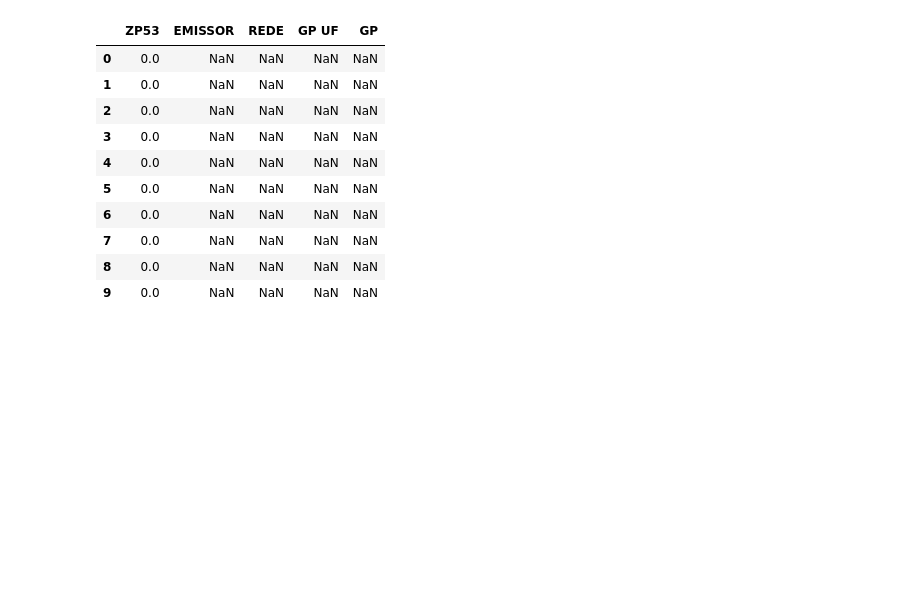
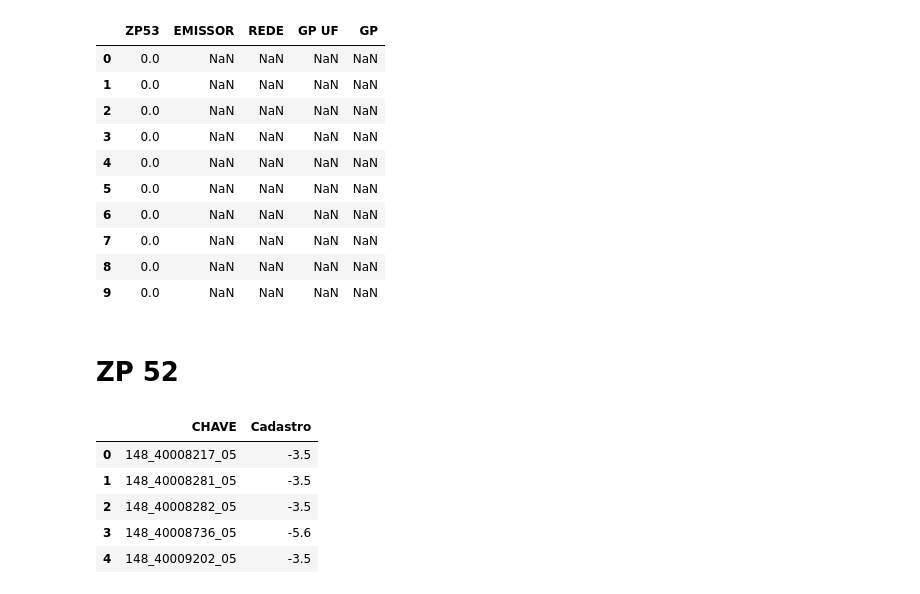
Before and after one commit to mxmluccamars/srm_valoracao, a Jupyter notebook: scripts/main.ipynb, the cells around one changed output. Saved outputs shown, nothing was run; the diff lists cells and outputs as text; code cells hidden in the pictures; blank space fills up the shorter version.

```diff
--- a/scripts/main.ipynb
+++ b/scripts/main.ipynb
@@ -803,3 +698,30 @@ df_ciclo_n13[['ZP53', 'EMISSOR', 'REDE', 'GP UF', 'GP']].head(10)
 | 7 | 0.0 | NaN | NaN | NaN | NaN |
 | 8 | 0.0 | NaN | NaN | NaN | NaN |
 | 9 | 0.0 | NaN | NaN | NaN | NaN |
+# %% [markdown]
+# ZP 52
+# %%
+# ZP 52
+tipos_colunas = {'CHAVE' : str, 'Cadastro': float}
+
+colunas = ['CHAVE', 'Cadastro']
+
+df_zp52 = pd.read_excel('../data/Arquivos/ZP52.xlsx',
+                        header=1,
+                        usecols=colunas,
+                        dtype=tipos_colunas,
+                        engine='calamine')
+
+df_zp52['Cadastro'] = df_zp52['Cadastro'].round(2)
+
+df_zp52['CHAVE'] = df_zp52['CHAVE'].astype(str).str.strip()
+
+
+df_zp52.head()
+# %% [output]
+|  | CHAVE | Cadastro |
+| 0 | 148_40008217_05 | -3.5 |
+| 1 | 148_40008281_05 | -3.5 |
+| 2 | 148_40008282_05 | -3.5 |
+| 3 | 148_40008736_05 | -5.6 |
+| 4 | 148_40009202_05 | -3.5 |
```
Also changed, not shown: parts of 17 cells of this notebook.
